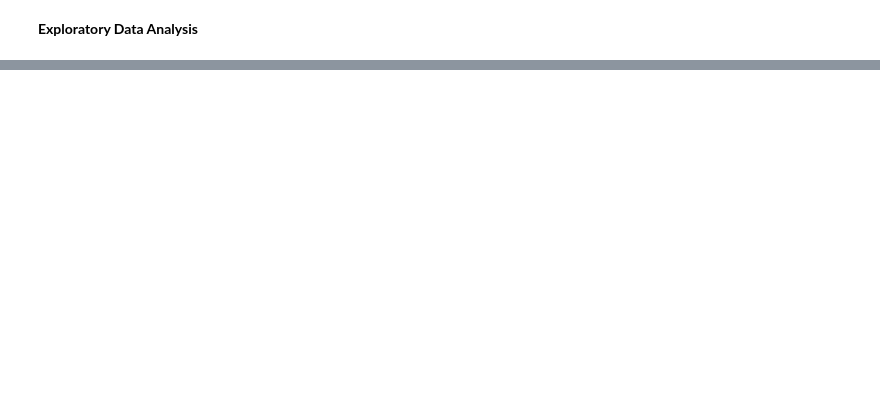
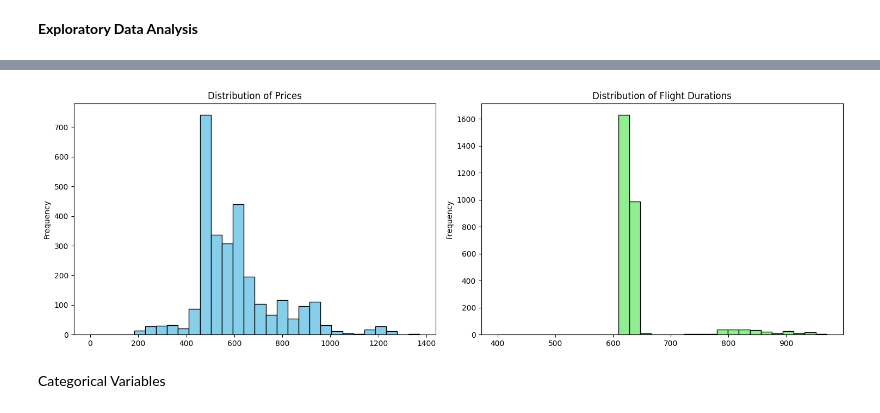
Before and after one commit to katrinekjaergaard/dsp-flight, a Jupyter notebook: EDA_flight.ipynb, the cells around one changed output, grey strips where cells are left out. Saved outputs shown, nothing was run; the diff lists cells and outputs as text; code cells hidden in the pictures; blank space fills up the shorter version.

Commit message:
update today

```diff
--- a/EDA_flight.ipynb
+++ b/EDA_flight.ipynb
@@ -5,0 +9,6 @@ import pandas as pd
+# %%
+# Loading the dataset
+df = pd.read_csv("flight_data.csv")
+
+# Assign today's date to all rows in the 'Search Date' column
+df['Search Date'] = datetime.today().strftime('%Y-%m-%d')
@@ -64,0 +200,10 @@ dtype: object
+# %%
+# Calculate z-scores to identify outliers in numerical variables
+from scipy import stats
+z_scores_price = stats.zscore(df["Price"])
+z_scores_duration = stats.zscore(df["Duration (Minutes)"])
+threshold = 3
+outliers_price = df["Price"][abs(z_scores_price) > threshold]
+outliers_duration = df["Duration (Minutes)"][abs(z_scores_duration) > threshold]
+print("Outliers in Price:", outliers_price)
+print("Outliers in Duration:", outliers_duration)
@@ -64,0 +226,9 @@ dtype: object
+# %%
+# Filter the dataframe to remove outliers in price
+df_filtered_price = df[abs(z_scores_price) <= threshold]
+
+# Filter the dataframe to remove outliers in duration
+df_filtered_duration = df[abs(z_scores_duration) <= threshold]
+
+# If you want to remove outliers for both variables at the same time
+df_filtered = df[(abs(z_scores_price) <= threshold) & (abs(z_scores_duration) <= threshold)]
@@ -64,0 +283,20 @@ dtype: object
+# %%
+# Plotting numerical features
+import matplotlib.pyplot as plt
+
+# Create a figure and axes with 3 subplots
+fig, axes = plt.subplots(1, 2, figsize=(15, 5))
+
+# Plot histograms for each column
+df_filtered['Price'].plot.hist(ax=axes[0], bins=30, range=[0, 1370], color='skyblue', edgecolor='black')
+axes[0].set_title('Distribution of Prices')
+
+df_filtered['Duration (Minutes)'].plot.hist(ax=axes[1], bins=30, range=[400, 970], color='lightgreen', edgecolor='black')
+axes[1].set_title('Distribution of Flight Durations')
+
+plt.tight_layout()
+plt.show()
+# %% [output]
+[figure, added]
+# %% [markdown]
+Categorical Variables
```
Also changed, not shown: parts of 25 cells of this notebook.
